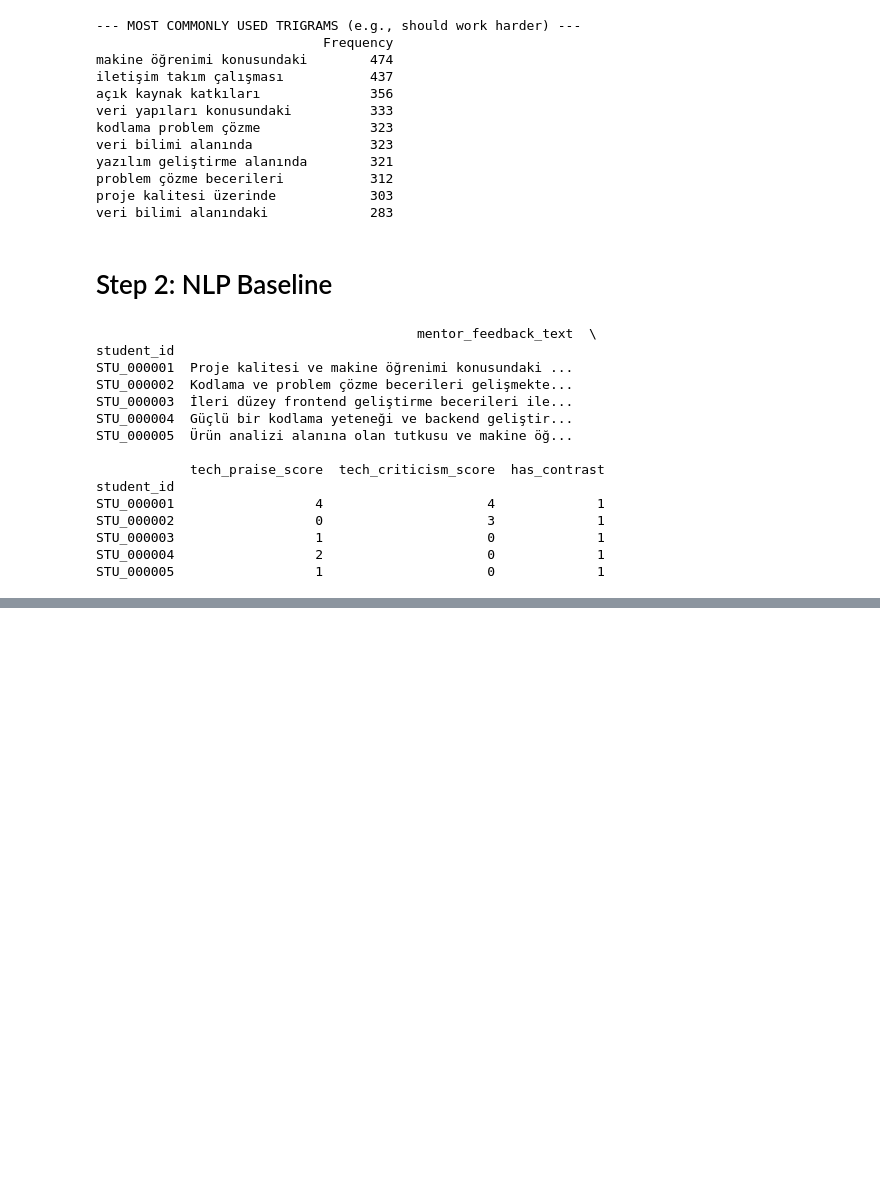
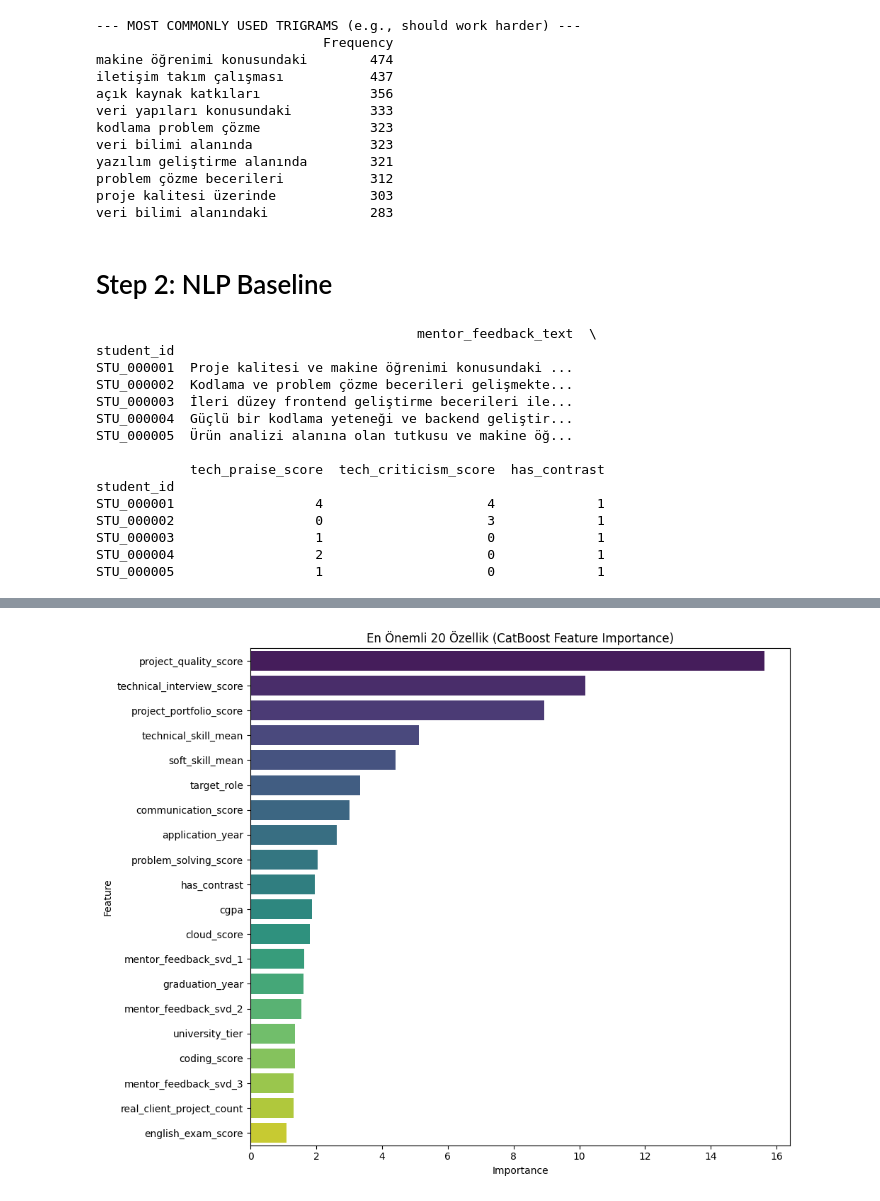
Before and after one commit to kompaz/BTK-Akademi-Datathon-2026, a Jupyter notebook: nlp_session.ipynb, the cells around one changed output, grey strips where cells are left out. Saved outputs shown, nothing was run; the diff lists cells and outputs as text; code cells hidden in the pictures; blank space fills up the shorter version.

Commit message:
added model trains with nlp

```diff
--- a/nlp_session.ipynb
+++ b/nlp_session.ipynb
@@ -228,0 +394,18 @@ df_nlp_eklenmis
+# %%
+# 1. Adım: Eksikleri işaretle ve doldur
+train_tmp = add_missing_flags(train_df)
+test_tmp = add_missing_flags(test_df)
+train_tmp, test_tmp = fill_missing_values(train_tmp, test_tmp)
+
+# 2. Adım: Arkadaşının Sayısal Özellikleri
+train_fe = add_features(train_tmp)
+test_fe = add_features(test_tmp)
+
+# 3. Adım: Bizim NLP Mantığımız (Yepyeni Güç)
+train_fe = add_nlp_features(train_fe)
+test_fe = add_nlp_features(test_fe)
+
+# 4. Adım: Arkadaşının TF-IDF Vektörleri
+train_fe, test_fe = add_text_svd_features(train_fe, test_fe)
+
+print("Tüm özellikler başarıyla çıkarıldı. İşleme hazır!")
@@ -228,0 +579,63 @@ df_nlp_eklenmis
+# %%
+import pandas as pd
+import numpy as np
+import matplotlib.pyplot as plt
+import seaborn as sns
+from catboost import CatBoostRegressor
+
+# 1. Modeli tüm veriyle eğitip Özellik Önemini (Feature Importance) çıkaralım
+print("Özellik önem dereceleri hesaplanıyor. Lütfen bekleyin...")
+fs_model = CatBoostRegressor(
+    iterations=1000,
+    learning_rate=0.05,
+    depth=6,
+    random_seed=42,
+    verbose=False # Çıktı kalabalığı yapmaması için kapattık
+)
+
+# X, y ve cat_feature_indices zaten önceki hücrelerden hafızada var
+fs_model.fit(X, y, cat_features=cat_feature_indices)
+
+# 2. Önem Derecelerini DataFrame'e Çevirme
+feature_importances = pd.DataFrame({
+    'Feature': X.columns,
+    'Importance': fs_model.get_feature_importance()
+}).sort_values(by='Importance', ascending=False)
+
+# 3. Görselleştirme: En Önemli 20 Özellik
+plt.figure(figsize=(10, 8))
+plt.title("En Önemli 20 Özellik (CatBoost Feature Importance)")
+sns.barplot(x='Importance', y='Feature', data=feature_importances.head(20), palette='viridis')
+plt.tight_layout()
+plt.show()
+
+# 4. En Kötü Özellikleri Görelim
+print("\n" + "="*50)
+print("EN GEREKSİZ (DÜŞÜK ÖNEMLİ) 15 ÖZELLİK")
+print("="*50)
+print(feature_importances.tail(15).to_string(index=False))
+
+# 5. Gürültüyü Temizleme (Threshold Belirleme)
+# Önem derecesi %0.1'in altında olan (modele hiçbir katkısı olmayan) sütunları belirliyoruz
+THRESHOLD = 0.1
+useless_features = feature_importances[feature_importances['Importance'] < THRESHOLD]['Feature'].tolist()
+
+print("\n" + "="*50)
+print(f"ÇÖPE ATILACAK ÖZELLİK SAYISI: {len(useless_features)}")
+print("="*50)
+print(useless_features)
+
+# 6. Temizlenmiş Yeni Veri Setlerini Oluşturma
+X_clean = X.drop(columns=useless_features)
+X_test_clean = X_test.drop(columns=useless_features)
+
+# Modeller için yeni kategorik indeksleri güncelleme
+cat_cols_clean = [c for c in cat_cols if c in X_clean.columns]
+cat_feature_indices_clean = [X_clean.columns.get_loc(c) for c in cat_cols_clean]
+
+print("\n" + "="*50)
+print(f"Eski Sütun Sayısı: {X.shape[1]}")
+print(f"Yeni (Temiz) Sütun Sayısı: {X_clean.shape[1]}")
+print("Feature Selection Tamamlandı! Artık X_clean ve X_test_clean ile yola devam edebiliriz.")
+print("="*50)
+# %% [output]
@@ -228,0 +643 @@ df_nlp_eklenmis
+[figure, added]
```
Also changed, not shown: parts of 16 cells of this notebook.
